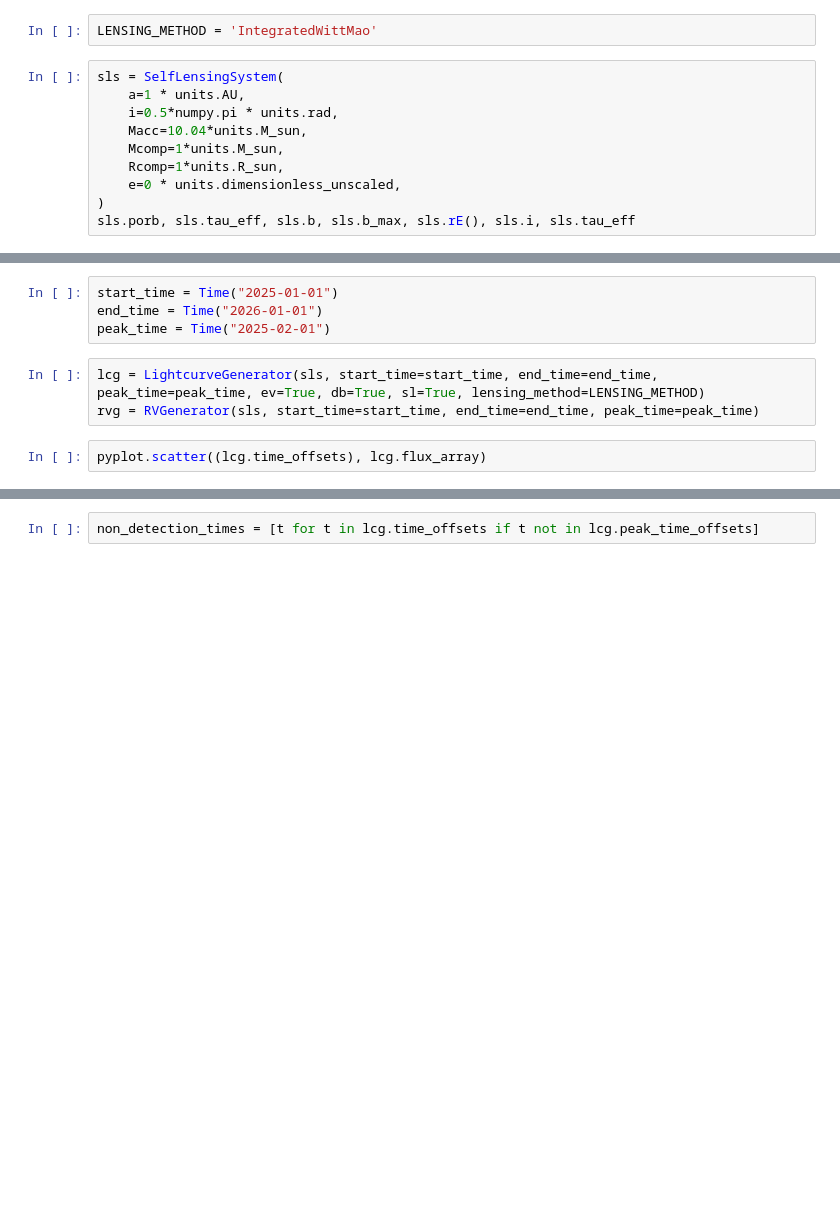
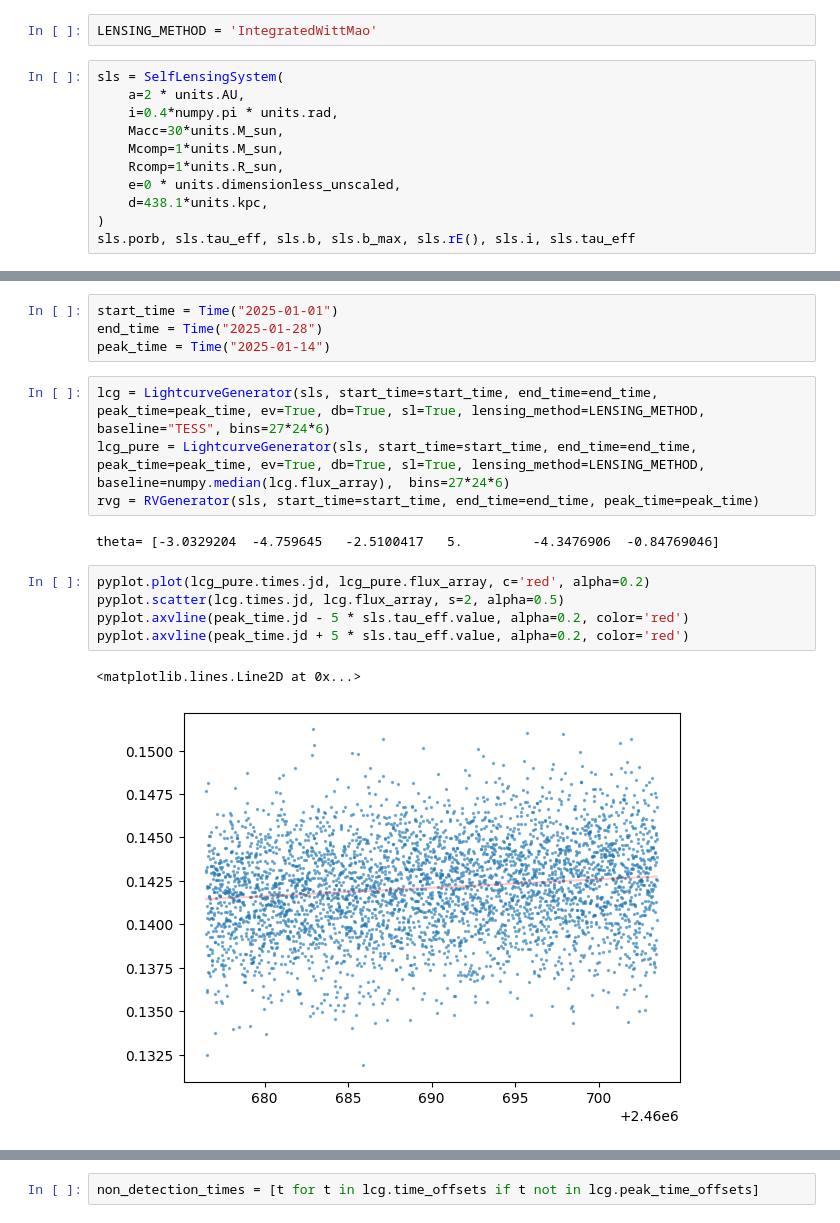
Before and after one commit to COBALT-lensing/py-self-lensing, a Jupyter notebook: demo.ipynb, the cells around one changed output, grey strips where cells are left out. Drawn from its saved outputs; the diff is of its cells as text; blank space fills up the shorter version.

Commit message:
Start integrating Maddie's code

```diff
--- a/demo.ipynb
+++ b/demo.ipynb
@@ -16,11 +20,12 @@ quantity_support()
 LENSING_METHOD = 'IntegratedWittMao'
 # %%
 sls = SelfLensingSystem(
-    a=1 * units.AU,
-    i=0.5*numpy.pi * units.rad,
-    Macc=10.04*units.M_sun,
+    a=2 * units.AU,
+    i=0.4*numpy.pi * units.rad,
+    Macc=30*units.M_sun,
     Mcomp=1*units.M_sun,
     Rcomp=1*units.R_sun,
     e=0 * units.dimensionless_unscaled,
+    d=438.1*units.kpc,
 )
 sls.porb, sls.tau_eff, sls.b, sls.b_max, sls.rE(), sls.i, sls.tau_eff
@@ -27,9 +40,18 @@ sls.porb, sls.tau_eff, sls.b, sls.b_max, sls.rE(), sls.i, sls.tau_eff
 # %%
 start_time = Time("2025-01-01")
-end_time = Time("2026-01-01")
-peak_time = Time("2025-02-01")
+end_time = Time("2025-01-28")
+peak_time = Time("2025-01-14")
 # %%
-lcg = LightcurveGenerator(sls, start_time=start_time, end_time=end_time, peak_time=peak_time, ev=True, db=True, sl=True, lensing_method=LENSING_METHOD)
+lcg = LightcurveGenerator(sls, start_time=start_time, end_time=end_time, peak_time=peak_time, ev=True, db=True, sl=True, lensing_method=LENSING_METHOD, baseline="TESS", bins=27*24*6)
+lcg_pure = LightcurveGenerator(sls, start_time=start_time, end_time=end_time, peak_time=peak_time, ev=True, db=True, sl=True, lensing_method=LENSING_METHOD, baseline=numpy.median(lcg.flux_array),  bins=27*24*6)
 rvg = RVGenerator(sls, start_time=start_time, end_time=end_time, peak_time=peak_time)
+# %% [output]
+theta= [-3.0329204  -4.759645   -2.5100417   5.         -4.3476906  -0.84769046]
-# %%
-pyplot.scatter((lcg.time_offsets), lcg.flux_array)
+# %%
+pyplot.plot(lcg_pure.times.jd, lcg_pure.flux_array, c='red', alpha=0.2)
+pyplot.scatter(lcg.times.jd, lcg.flux_array, s=2, alpha=0.5)
+pyplot.axvline(peak_time.jd - 5 * sls.tau_eff.value, alpha=0.2, color='red')
+pyplot.axvline(peak_time.jd + 5 * sls.tau_eff.value, alpha=0.2, color='red')
+# %% [output]
+<matplotlib.lines.Line2D at 0x...>
+[figure, added]
```
Also changed, not shown: parts of 17 cells of this notebook, 16 other files.
